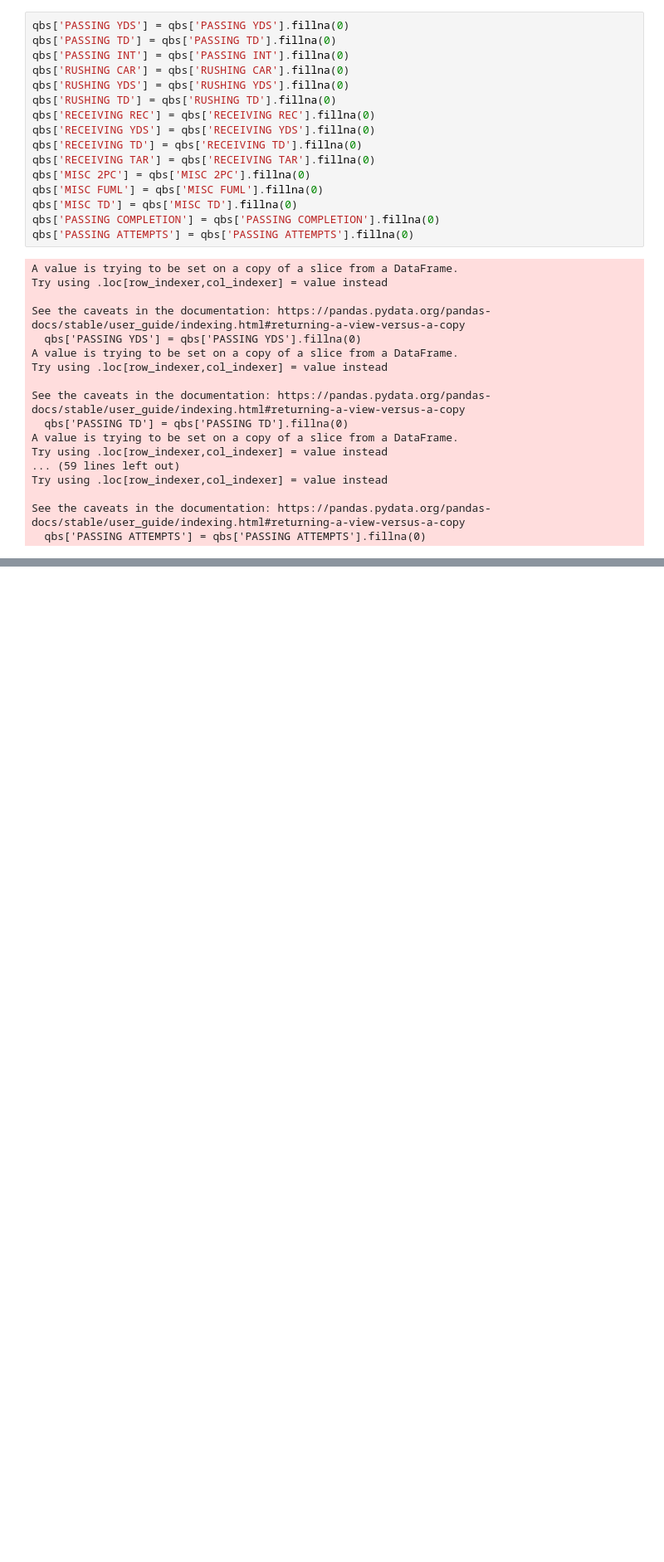
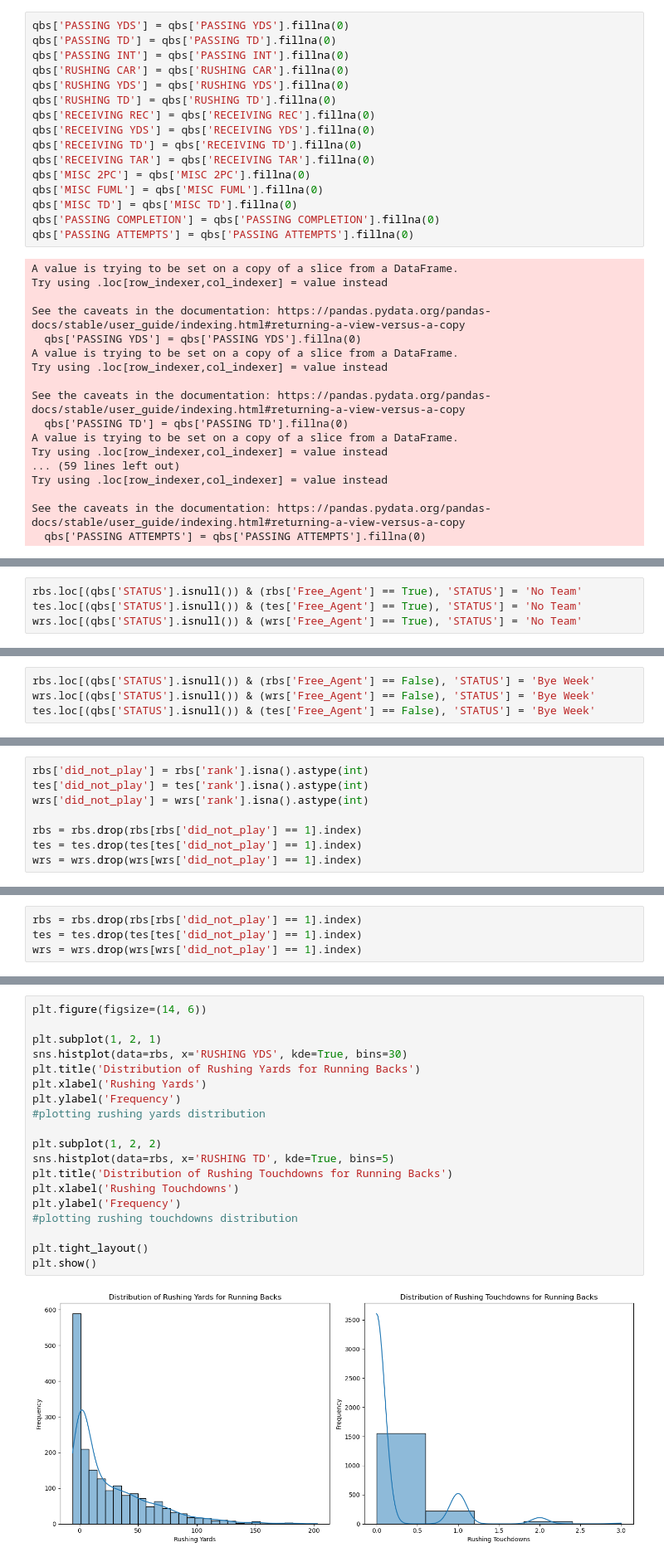
Before and after one commit to mychalortiz319/Fantasy-Forecasting, a Jupyter notebook: notebooks/BettingEdgeEDA.ipynb, the cells around one changed output, grey strips where cells are left out. Shown at 83% size. Drawn from its saved outputs; the diff is of its cells as text; blank space fills up the shorter version.

```diff
--- a/notebooks/BettingEdgeEDA.ipynb
+++ b/notebooks/BettingEdgeEDA.ipynb
@@ -271,0 +509,4 @@ dtype: int64
+# %%
+rbs.loc[(qbs['STATUS'].isnull()) & (rbs['Free_Agent'] == True), 'STATUS'] = 'No Team'
+tes.loc[(qbs['STATUS'].isnull()) & (tes['Free_Agent'] == True), 'STATUS'] = 'No Team'
+wrs.loc[(qbs['STATUS'].isnull()) & (wrs['Free_Agent'] == True), 'STATUS'] = 'No Team'
@@ -271,0 +515,4 @@ dtype: int64
+# %%
+rbs.loc[(qbs['STATUS'].isnull()) & (rbs['Free_Agent'] == False), 'STATUS'] = 'Bye Week'
+wrs.loc[(qbs['STATUS'].isnull()) & (wrs['Free_Agent'] == False), 'STATUS'] = 'Bye Week'
+tes.loc[(qbs['STATUS'].isnull()) & (tes['Free_Agent'] == False), 'STATUS'] = 'Bye Week'
@@ -271,0 +523,8 @@ dtype: int64
+# %%
+rbs['did_not_play'] = rbs['rank'].isna().astype(int)
+tes['did_not_play'] = tes['rank'].isna().astype(int)
+wrs['did_not_play'] = wrs['rank'].isna().astype(int)
+
+rbs = rbs.drop(rbs[rbs['did_not_play'] == 1].index)
+tes = tes.drop(tes[tes['did_not_play'] == 1].index)
+wrs = wrs.drop(wrs[wrs['did_not_play'] == 1].index)
@@ -271,0 +547,4 @@ dtype: int64
+# %%
+rbs = rbs.drop(rbs[rbs['did_not_play'] == 1].index)
+tes = tes.drop(tes[tes['did_not_play'] == 1].index)
+wrs = wrs.drop(wrs[wrs['did_not_play'] == 1].index)
@@ -271,0 +693,21 @@ dtype: int64
+# %%
+plt.figure(figsize=(14, 6))
+
+plt.subplot(1, 2, 1)
+sns.histplot(data=rbs, x='RUSHING YDS', kde=True, bins=30)
+plt.title('Distribution of Rushing Yards for Running Backs')
+plt.xlabel('Rushing Yards')
+plt.ylabel('Frequency')
+#plotting rushing yards distribution
+
+plt.subplot(1, 2, 2)
+sns.histplot(data=rbs, x='RUSHING TD', kde=True, bins=5)
+plt.title('Distribution of Rushing Touchdowns for Running Backs')
+plt.xlabel('Rushing Touchdowns')
+plt.ylabel('Frequency')
+#plotting rushing touchdowns distribution
+
+plt.tight_layout()
+plt.show()
+# %% [output]
+[figure, added]
```
Also changed, not shown: parts of 93 cells of this notebook, 6 other files.
